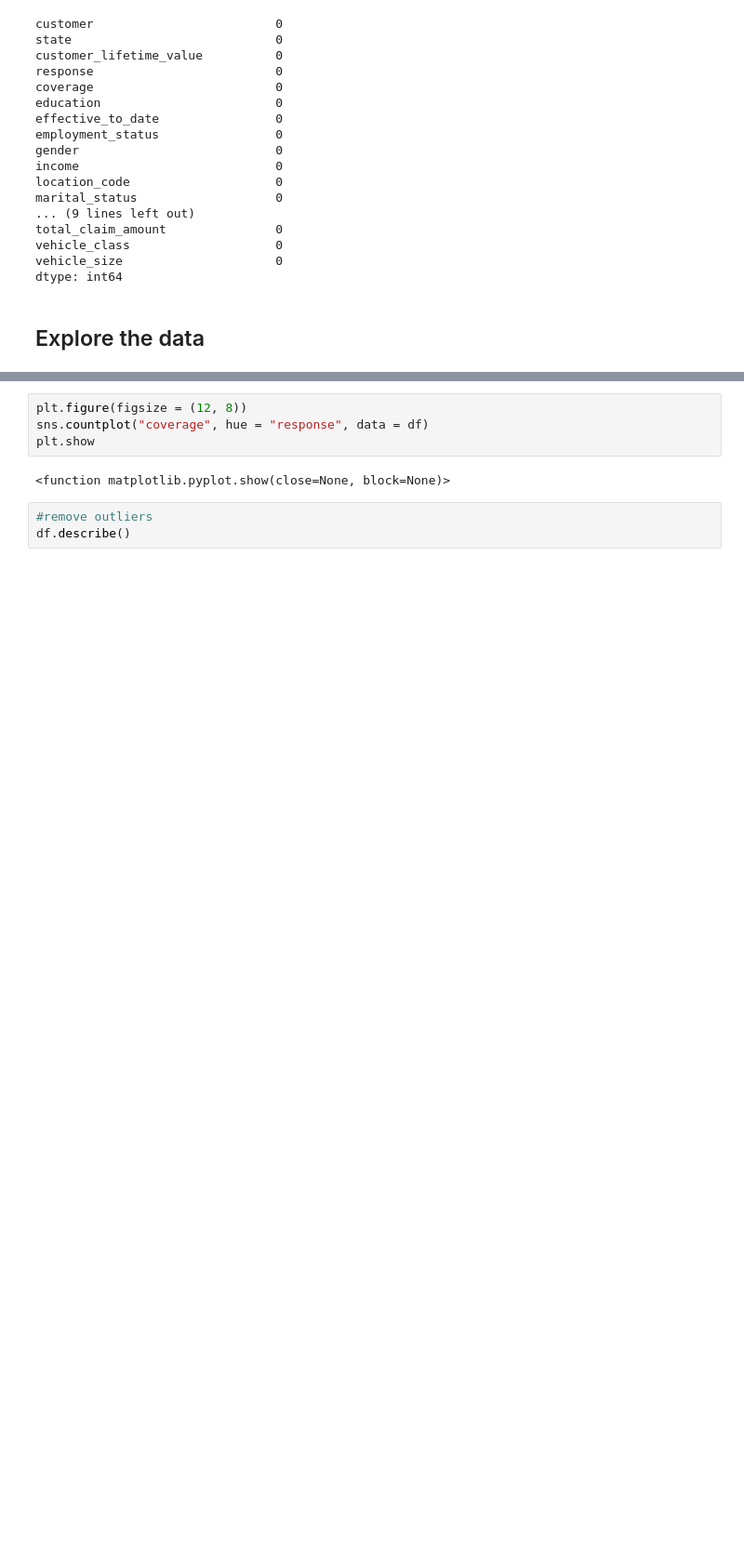
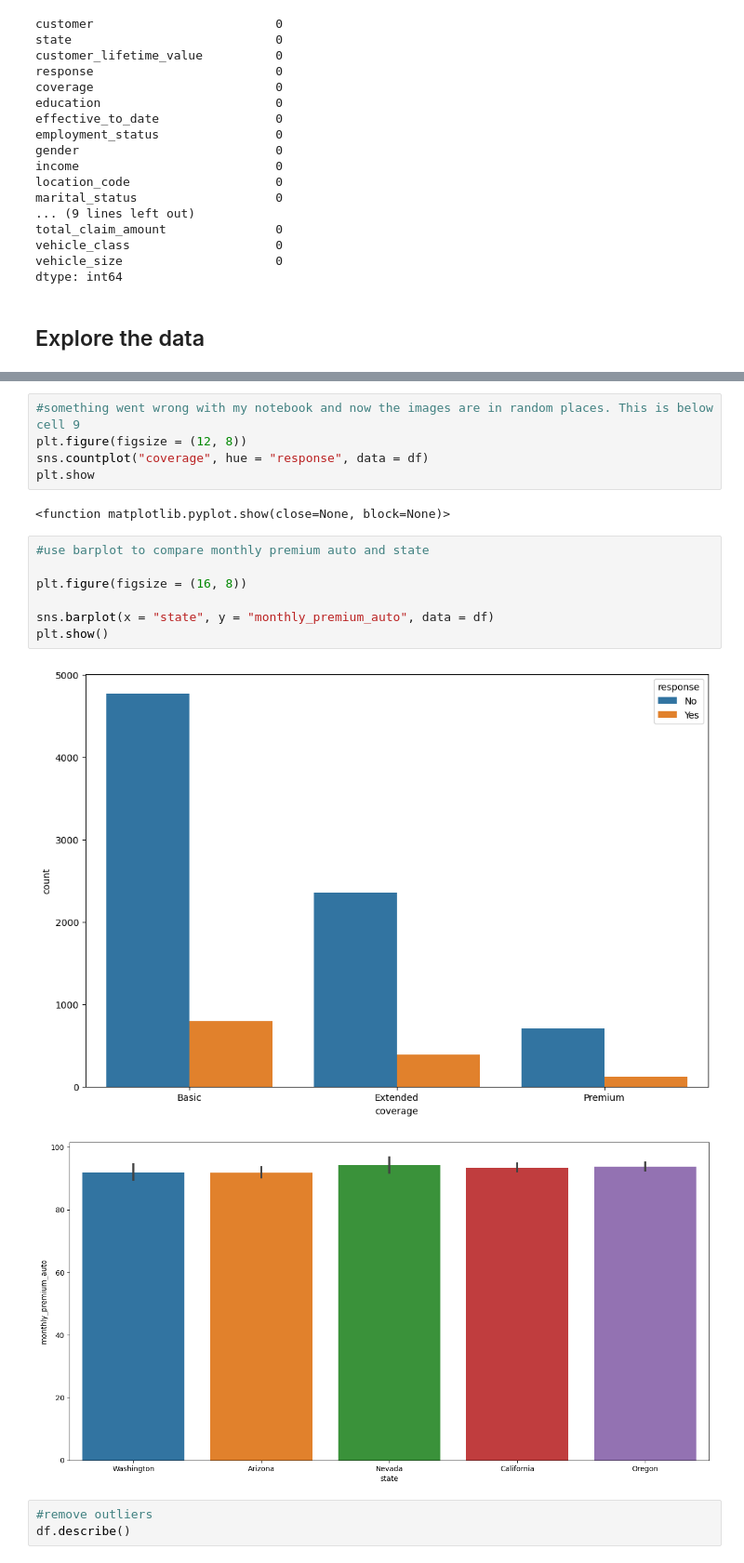
Before and after one commit to KirstyGos/lab-customer-analysis-round-5, a Jupyter notebook: Lab | Customer Analysis Round 5.ipynb, the cells around one changed output, grey strips where cells are left out. Shown at 93% size. Saved outputs shown, nothing was run; the diff lists cells and outputs as text; blank space fills up the shorter version.

Commit message:
lab done but can't figure out visualisations

```diff
--- a/Lab | Customer Analysis Round 5.ipynb
+++ b/Lab | Customer Analysis Round 5.ipynb
@@ -101,9 +102,20 @@ sns.pairplot(df)
 # %%
+#something went wrong with my notebook and now the images are in random places. This is below cell 9
 plt.figure(figsize = (12, 8))
 sns.countplot("coverage", hue = "response", data = df)
 plt.show
 # %% [output]
 <function matplotlib.pyplot.show(close=None, block=None)>
+# %%
+#use barplot to compare monthly premium auto and state
+
+plt.figure(figsize = (16, 8))
+
+sns.barplot(x = "state", y = "monthly_premium_auto", data = df)
+plt.show()
+# %% [output]
+[figure, added]
+[figure, added]
 # %%
 #remove outliers
 df.describe()
```
Also changed, not shown: parts of 3 cells of this notebook.
